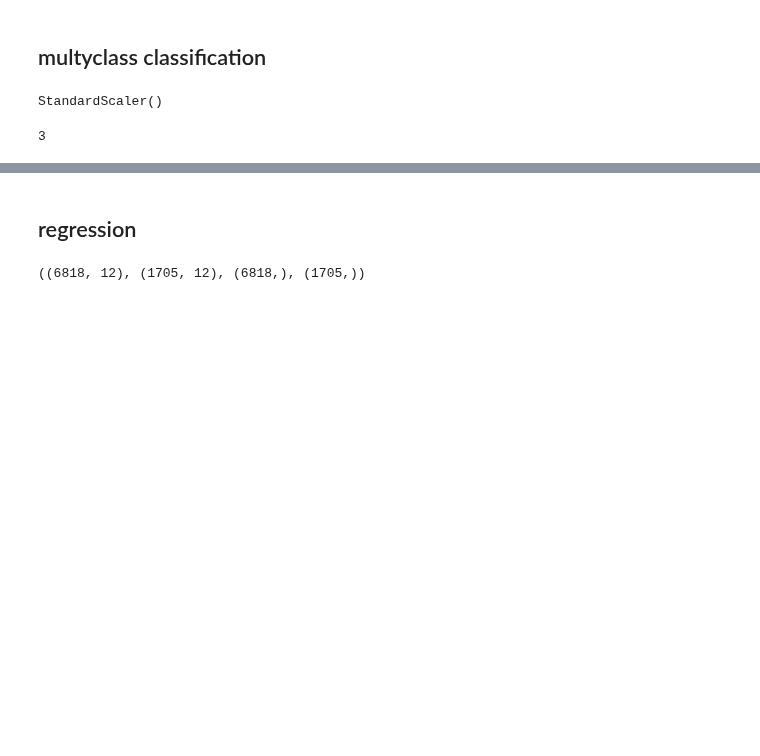
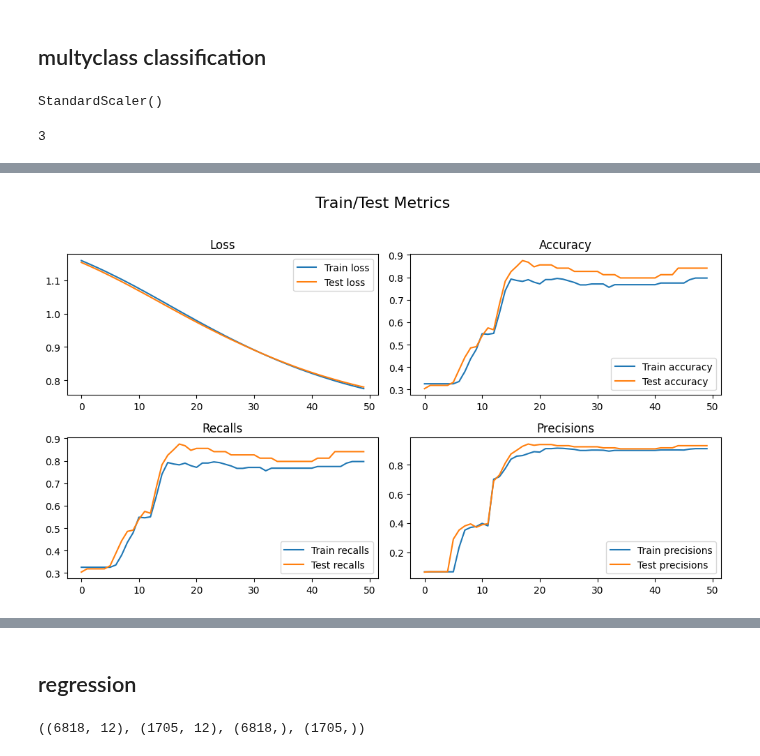
Before and after one commit to Familenko/DS-Lifehacks, a Jupyter notebook: pytorch/model_build.ipynb, the cells around one changed output, grey strips where cells are left out. Drawn from its saved outputs; the diff is of its cells as text; code cells hidden in the pictures; blank space fills up the shorter version.

```diff
--- a/pytorch/model_build.ipynb
+++ b/pytorch/model_build.ipynb
@@ -276,3 +299,7 @@ optimizer = torch.optim.SGD(parameters, lr=0.01)
+# %%
+trainer.plot_metrics()
+# %% [output]
+[figure, added]
 # %%
 metrics, model = train_model_cls(
     num_classes=num_classes,
```
Also changed, not shown: parts of 16 cells of this notebook, 4 other files.
